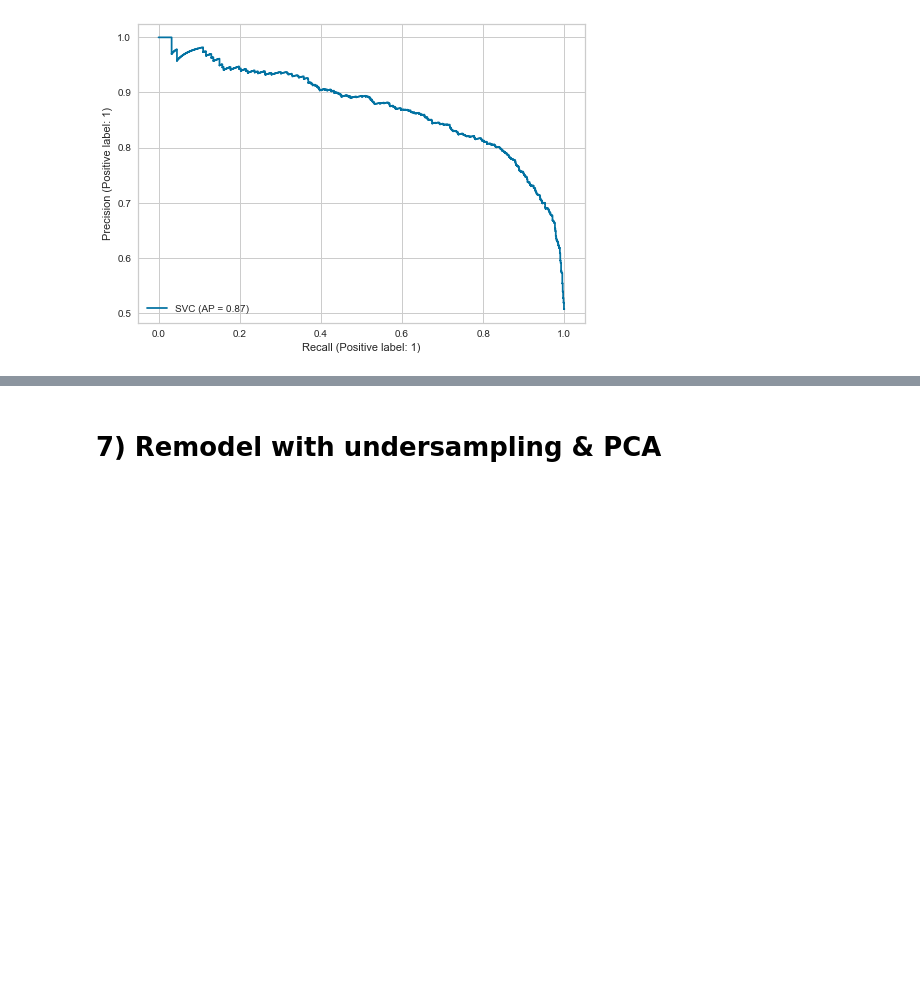
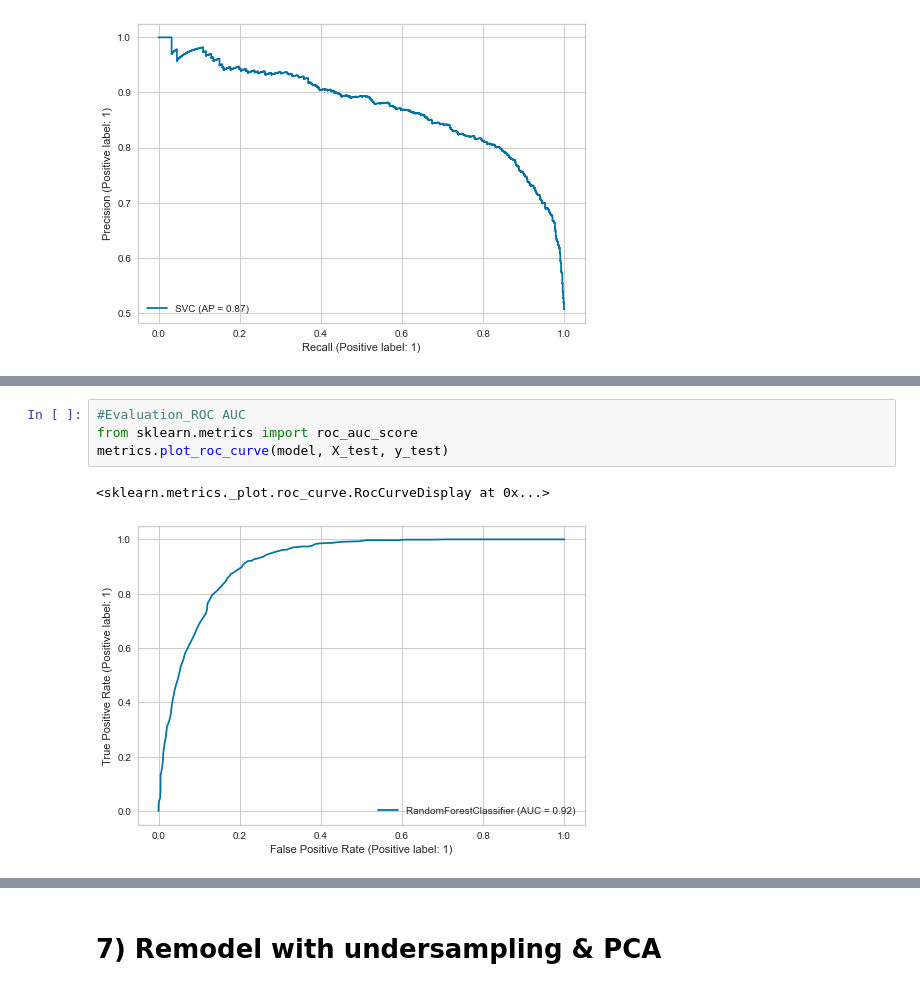
Before and after one commit to rajkumarin/Advertisement_effectiveness, a Jupyter notebook: ML project apr19.ipynb, the cells around one changed output, grey strips where cells are left out. Cells and saved outputs as stored; diff of their text form; blank space fills up the shorter version.

```diff
--- a/ML project apr19.ipynb
+++ b/ML project apr19.ipynb
@@ -1374,0 +1425,7 @@ print(precision_score(y_test, y_predict))
+# %%
+#Evaluation_ROC AUC
+from sklearn.metrics import roc_auc_score
+metrics.plot_roc_curve(model, X_test, y_test)
+# %% [output]
+<sklearn.metrics._plot.roc_curve.RocCurveDisplay at 0x...>
+[figure, added]
```
Also changed, not shown: parts of 24 cells of this notebook.
